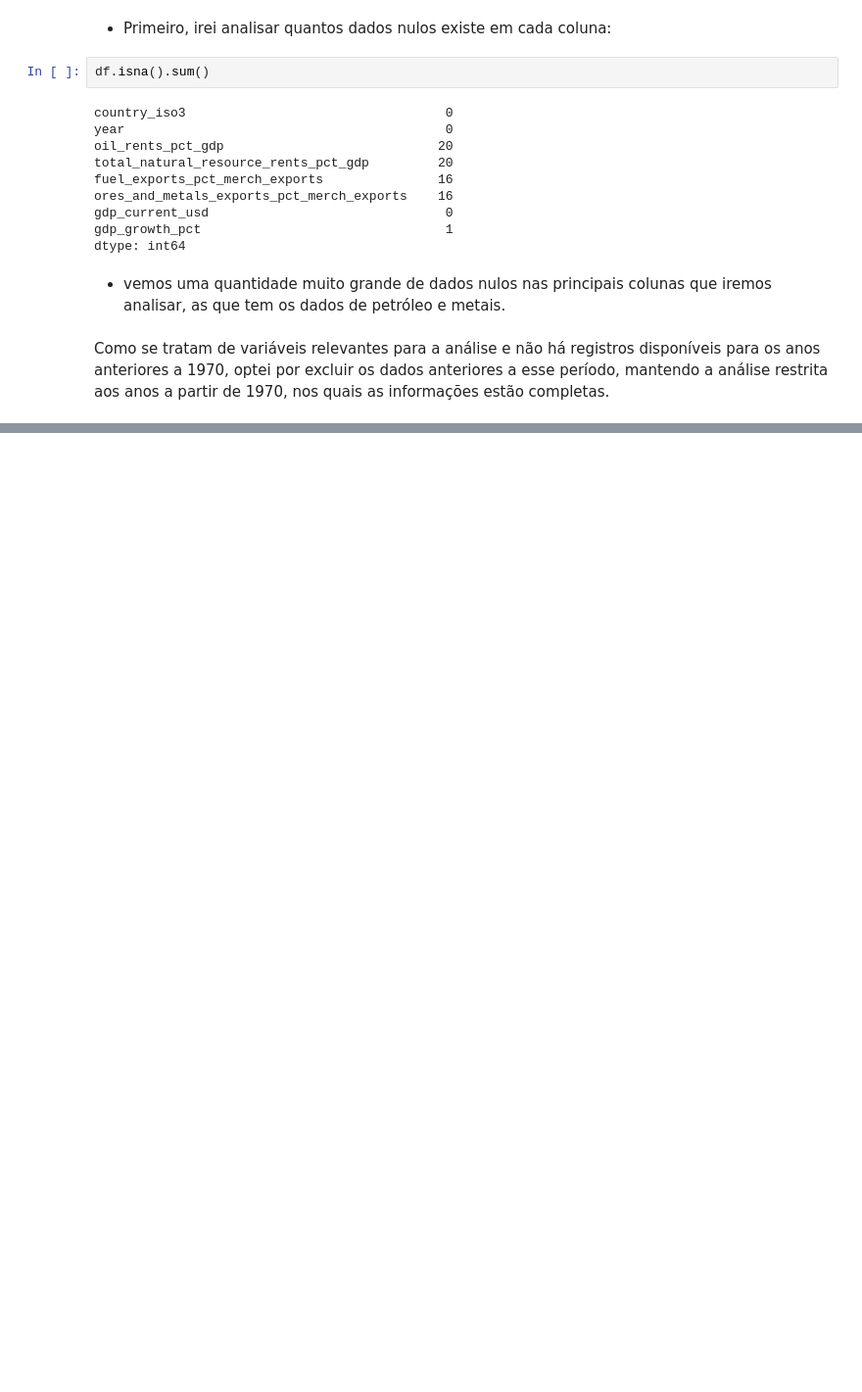
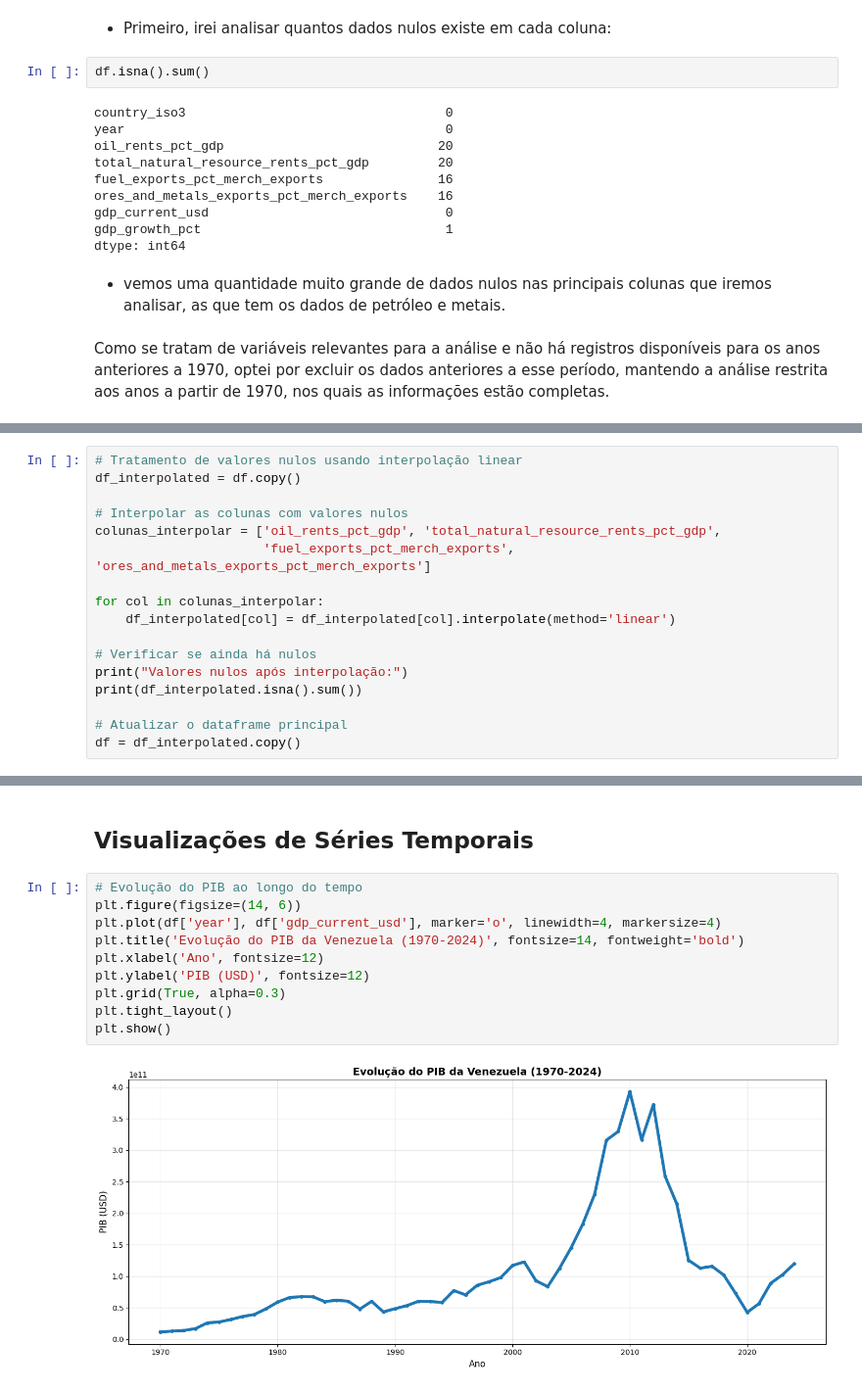
Before and after one commit to JonasSouza871/kaggle_DataScience_showcase, a Jupyter notebook: venezuela_economic_analysis_1970_2024.ipynb, the cells around one changed output, grey strips where cells are left out. Shown at 98% size. Cells and saved outputs as stored; diff of their text form; blank space fills up the shorter version.

```diff
--- a/venezuela_economic_analysis_1970_2024.ipynb
+++ b/venezuela_economic_analysis_1970_2024.ipynb
@@ -144,0 +189,17 @@ df
+# %%
+# Tratamento de valores nulos usando interpolação linear
+df_interpolated = df.copy()
+
+# Interpolar as colunas com valores nulos
+colunas_interpolar = ['oil_rents_pct_gdp', 'total_natural_resource_rents_pct_gdp',
+                      'fuel_exports_pct_merch_exports', 'ores_and_metals_exports_pct_merch_exports']
+
+for col in colunas_interpolar:
+    df_interpolated[col] = df_interpolated[col].interpolate(method='linear')
+
+# Verificar se ainda há nulos
+print("Valores nulos após interpolação:")
+print(df_interpolated.isna().sum())
+
+# Atualizar o dataframe principal
+df = df_interpolated.copy()
@@ -144,0 +292,14 @@ df
+# %% [markdown]
+## Visualizações de Séries Temporais
+# %%
+# Evolução do PIB ao longo do tempo
+plt.figure(figsize=(14, 6))
+plt.plot(df['year'], df['gdp_current_usd'], marker='o', linewidth=4, markersize=4)
+plt.title('Evolução do PIB da Venezuela (1970-2024)', fontsize=14, fontweight='bold')
+plt.xlabel('Ano', fontsize=12)
+plt.ylabel('PIB (USD)', fontsize=12)
+plt.grid(True, alpha=0.3)
+plt.tight_layout()
+plt.show()
+# %% [output]
+[figure, added]
```
Also changed, not shown: parts of 19 cells of this notebook.
